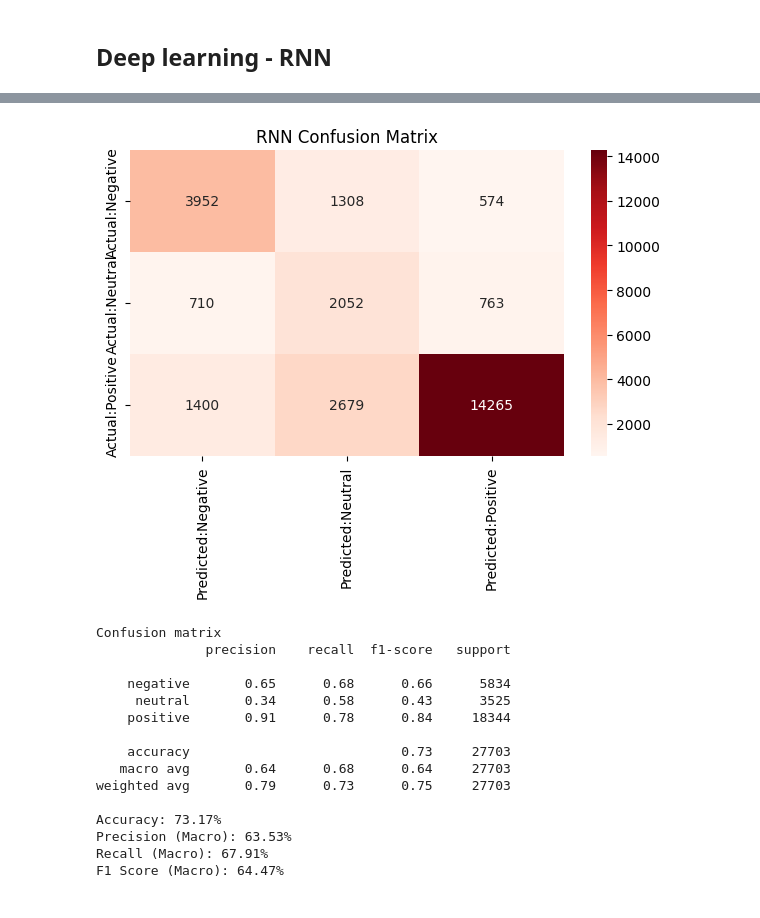
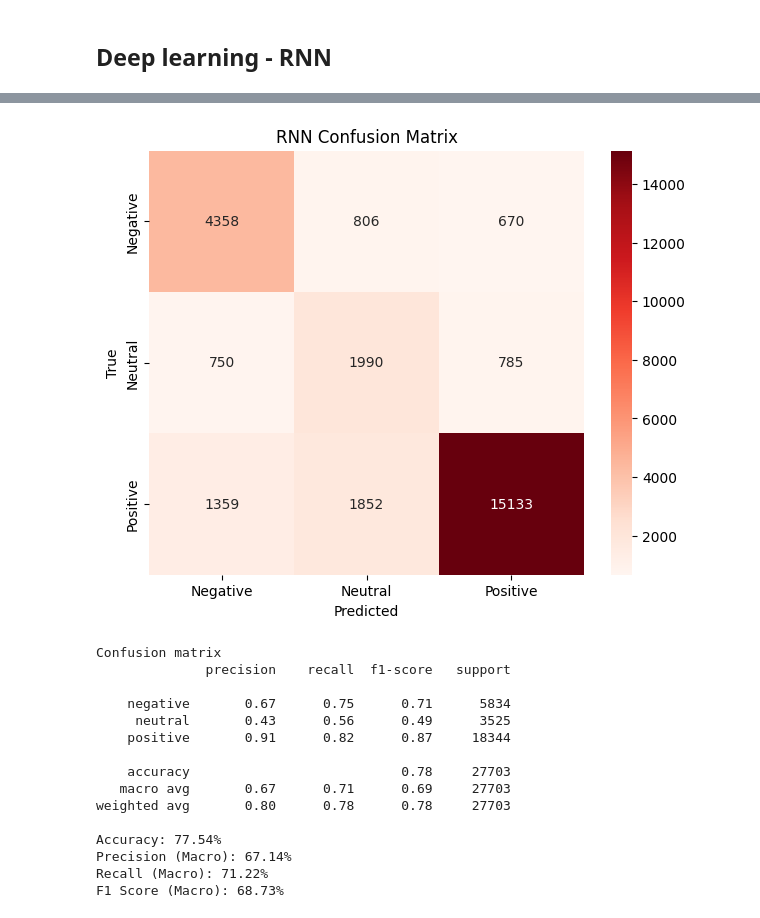
Before and after one commit to c-0w0/NLP-SentimentAnalysis-OnDrugs, a Jupyter notebook: src/main.ipynb, the cells around one changed output, grey strips where cells are left out. Saved outputs shown, nothing was run; the diff lists cells and outputs as text; code cells hidden in the pictures.

```diff
--- a/src/main.ipynb
+++ b/src/main.ipynb
@@ -728,20 +691,25 @@ Final shapes:
 # %%
-max_words = 5000
-rnn = Sequential([
-    Input(shape=(maxlen,)),
-    Embedding(input_dim=max_words, output_dim=128),
-    Bidirectional(LSTM(64, return_sequences=False)),
-    Dropout(0.5),
-    Dense(64, activation='relu'),
-    Dropout(0.3),
+bilstm = Sequential([
+    Embedding(max_words, 128, input_length=max_len),
+    Bidirectional(LSTM(64)),
     Dense(3, activation='softmax')
 ])
 
-rnn.compile(
-    optimizer=Adam(learning_rate=0.001),
+bilstm.compile(
     loss='sparse_categorical_crossentropy',
-    metrics=['accuracy']
+    optimizer='adam',
+    metrics=['accuracy'])
+
+early_stop = EarlyStopping(patience=3, restore_best_weights=True)
+
+bilstm_history = bilstm.fit(
+    X_train,
+    y_train,
+    validation_data=(X_val, y_val),
+    epochs=15,
+    batch_size=30,
+    callbacks=[early_stop],
+    class_weight=class_weight_dict,
+    verbose=1
 )
-
-rnn.summary()
 # %% [output]
@@ -796,3 +730,3 @@ Epoch 7/20
 # %%
-y_pred_proba = rnn.predict(X_val_pad)
+y_pred_proba = bilstm.predict(X_val)
 # %% [output]
@@ -825,37 +759,39 @@ y_pred = np.argmax(y_pred_proba, axis=1)
 # %%
 # Create confusion matrix DataFrame for 3 classes
 rnn_cm = pd.DataFrame(data=confusion_matrix(y_val, y_pred),
-                      columns=['Predicted:Negative', 'Predicted:Neutral', 'Predicted:Positive'],
-                      index=['Actual:Negative', 'Actual:Neutral', 'Actual:Positive'])
+                      columns=['Negative', 'Neutral', 'Positive'],
+                      index=['Negative', 'Neutral', 'Positive'])
 
 plt.figure(figsize = (6, 5))
 plt.title('RNN Confusion Matrix')
 sns.heatmap(rnn_cm, annot=True, fmt='d', cmap="Reds")
 plt.tight_layout()
+plt.xlabel('Predicted')
+plt.ylabel('True')
 plt.show()
 
 print('Confusion matrix')
 print(classification_report(y_val, y_pred, target_names=['negative', 'neutral', 'positive']))
 
 # Multi-class metrics
 print("Accuracy: {:.2f}%".format(100 * accuracy_score(y_val, y_pred)))
 print("Precision (Macro): {:.2f}%".format(100 * precision_score(y_val, y_pred, average='macro')))
 print("Recall (Macro): {:.2f}%".format(100 * recall_score(y_val, y_pred, average='macro')))
 print("F1 Score (Macro): {:.2f}%".format(100 * f1_score(y_val, y_pred, average='macro')))
 # %% [output]
-[figure, old version]
+[figure, new version]
 Confusion matrix
               precision    recall  f1-score   support
 
-    negative       0.65      0.68      0.66      5834
-     neutral       0.34      0.58      0.43      3525
-    positive       0.91      0.78      0.84     18344
+    negative       0.67      0.75      0.71      5834
+     neutral       0.43      0.56      0.49      3525
+    positive       0.91      0.82      0.87     18344
 
-    accuracy                           0.73     27703
-   macro avg       0.64      0.68      0.64     27703
-weighted avg       0.79      0.73      0.75     27703
+    accuracy                           0.78     27703
+   macro avg       0.67      0.71      0.69     27703
+weighted avg       0.80      0.78      0.78     27703
 
-Accuracy: 73.17%
-Precision (Macro): 63.53%
-Recall (Macro): 67.91%
-F1 Score (Macro): 64.47%
+Accuracy: 77.54%
+Precision (Macro): 67.14%
+Recall (Macro): 71.22%
+F1 Score (Macro): 68.73%
```
Also changed, not shown: parts of 19 cells of this notebook, 9 other files.
